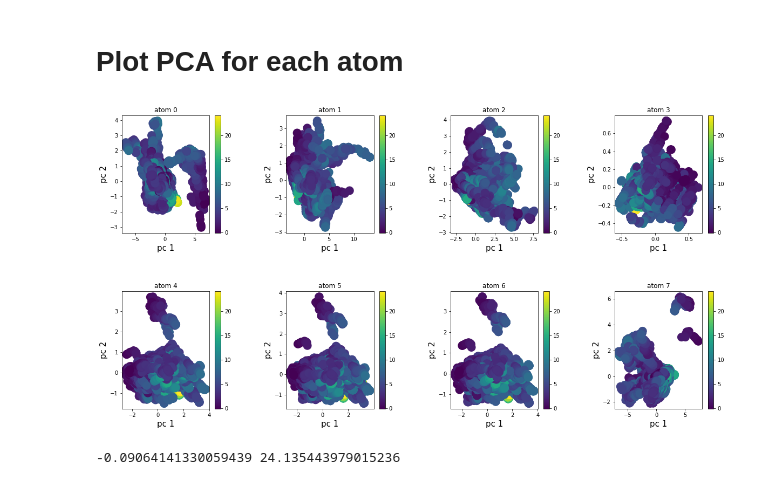
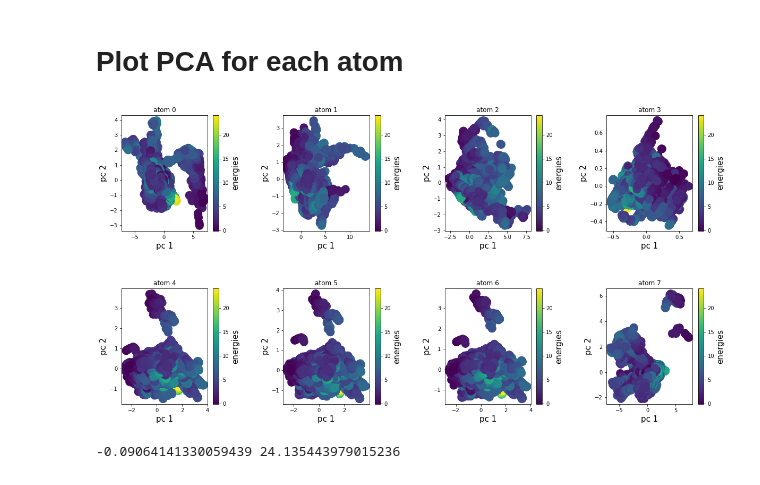
Before and after one commit to ulissigroup/catgym, a Jupyter notebook: examples/notebooks/analysis.ipynb, the cells around one changed output. Drawn from its saved outputs; the diff is of its cells as text; code cells hidden in the pictures.

```diff
--- a/examples/notebooks/analysis.ipynb
+++ b/examples/notebooks/analysis.ipynb
@@ -100,25 +100,25 @@ features, energies = get_features(traj_list, use_fingerprints=True)
 # %%
 %matplotlib inline
 
 fig, axs = plt.subplots(2, 4, figsize=(20,10))
 fig.subplots_adjust(hspace =.5, wspace=.5)
 
 axs = axs.ravel()
 
 for i in range(features.shape[1]): # for each free atom,
     pca_data = plot_PCA(features[:,i], energies)
     pca = axs[i].scatter(pca_data['pc1'], pca_data['pc2'], c = pca_data['energies'], linewidths=10, alpha=1)
     axs[i].set_xlabel('pc 1', fontsize=15)
     axs[i].set_ylabel('pc 2', fontsize=15)
     axs[i].set_title('atom %d' %i)
-    fig.colorbar(pca, ax = axs[i])
-
+    cbar = fig.colorbar(pca, ax = axs[i])
+    cbar.set_label("energies", fontsize=15)
 plt.show()
 print(np.min(pca_data['energies']), np.max(pca_data['energies']))
 
 #### NOTES
 # PCA was performed separately for each atom. So each atom may have different principal components
 # Need to find a way for the Featurization at the structure level
 # %% [output]
-[figure, old version]
+[figure, new version]
 -0.09064141330059439 24.135443979015236
```
